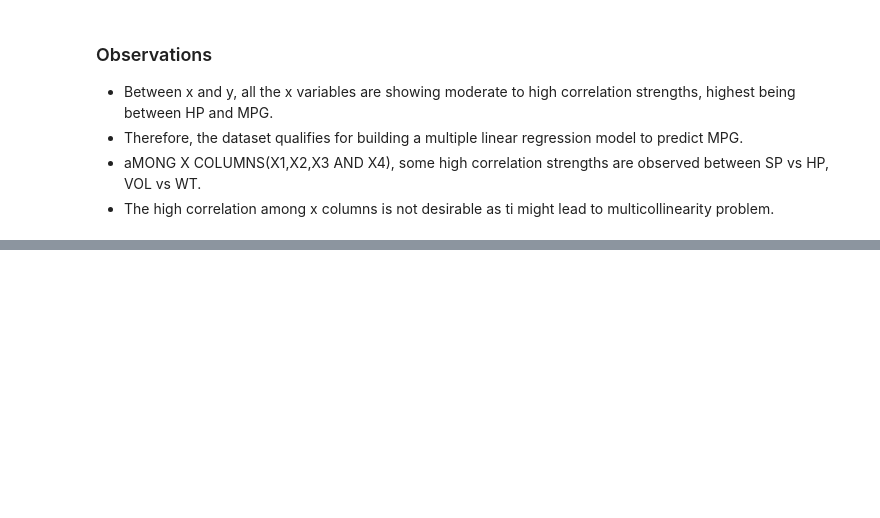
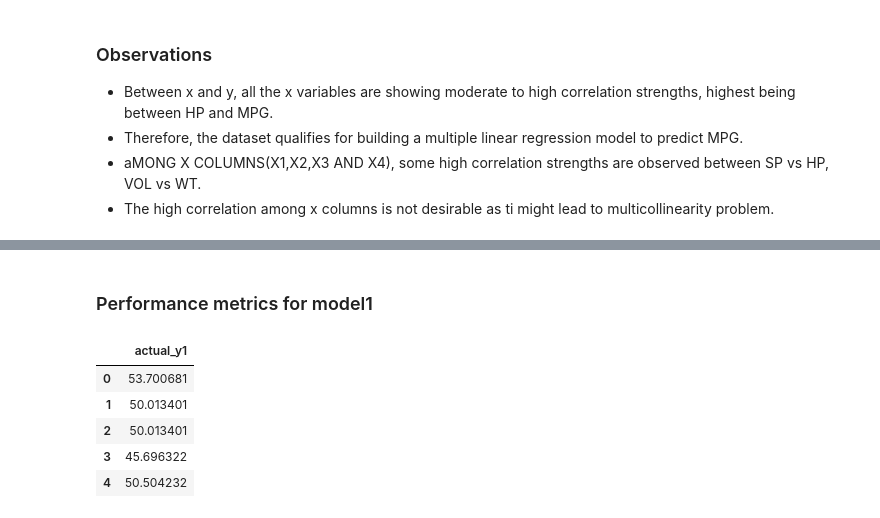
Before and after one commit to Adithyareddy24/adithya-01, a Jupyter notebook: Multiple Linear Regression..1.ipynb, the cells around one changed output, grey strips where cells are left out. Cells and saved outputs as stored; diff of their text form; code cells hidden in the pictures; blank space fills up the shorter version.

```diff
--- a/Multiple Linear Regression..1.ipynb
+++ b/Multiple Linear Regression..1.ipynb
@@ -156,0 +193,15 @@ cars.corr()
+# %% [markdown]
+### Performance metrics for model1
+# %%
+# Find the performance metrics
+# Create a data frame with actual y and predicted y columns
+df1 = pd.DataFrame()
+df1["actual_y1"] = cars["MPG"]
+df1.head()
+# %% [output]
+|  | actual_y1 |
+| 0 | 53.700681 |
+| 1 | 50.013401 |
+| 2 | 50.013401 |
+| 3 | 45.696322 |
+| 4 | 50.504232 |
```
Also changed, not shown: parts of 3 cells of this notebook.
